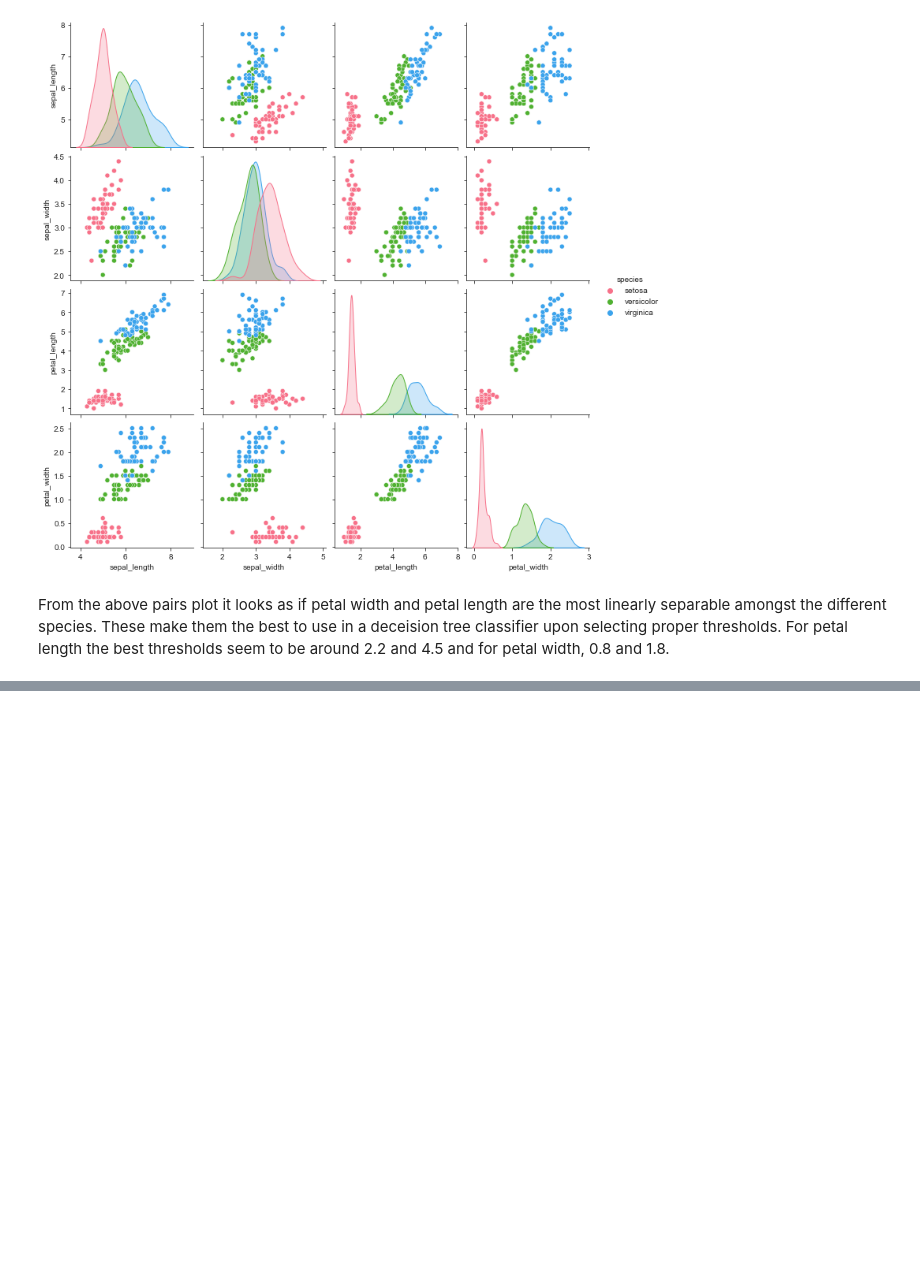
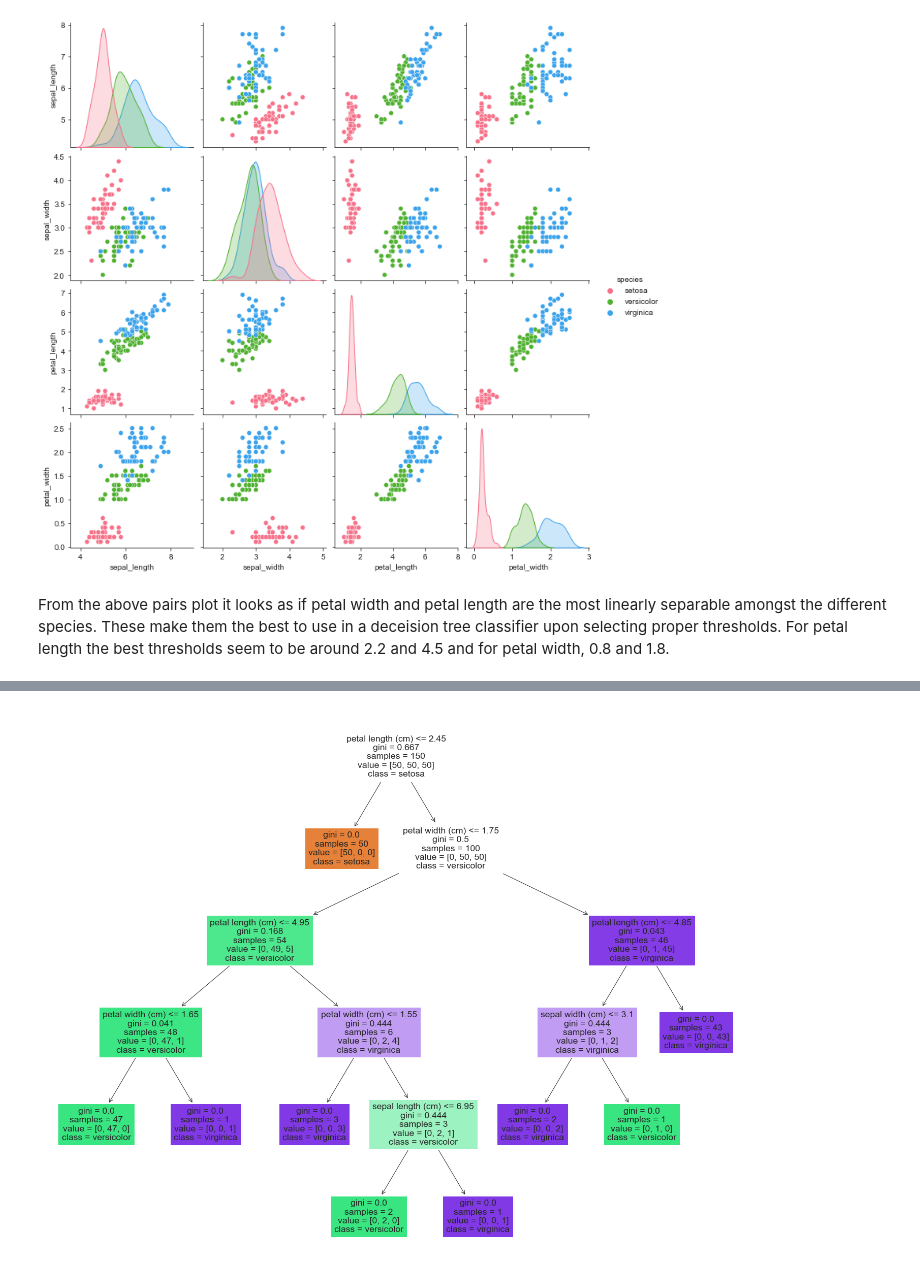
Before and after one commit to algostrat/a6, a Jupyter notebook: A6.ipynb, the cells around one changed output, grey strips where cells are left out. Drawn from its saved outputs; the diff is of its cells as text; code cells hidden in the pictures; blank space fills up the shorter version.

```diff
--- a/A6.ipynb
+++ b/A6.ipynb
@@ -230,0 +267,21 @@ From the above pairs plot it looks as if petal width and petal length are the mo
+# %%
+import numpy as np
+X = iris.data
+mask = np.array([False, False, True, True])
+X_masked = X[:, mask]
+# %%
+iris.feature_names = iris.feature_names[2:4]
+# %%
+iris.data = X_masked
+# %%
+# Fit the classifier with default hyper-parameters
+clf = DecisionTreeClassifier(random_state=1234)
+model = clf.fit(X, y)
+# %%
+fig = plt.figure(figsize=(25,20))
+_ = tree.plot_tree(clf,
+                   feature_names=iris.feature_names,
+                   class_names=iris.target_names,
+                   filled=True)
+# %% [output]
+[figure, added]
```
Also changed, not shown: parts of 4 cells of this notebook.
